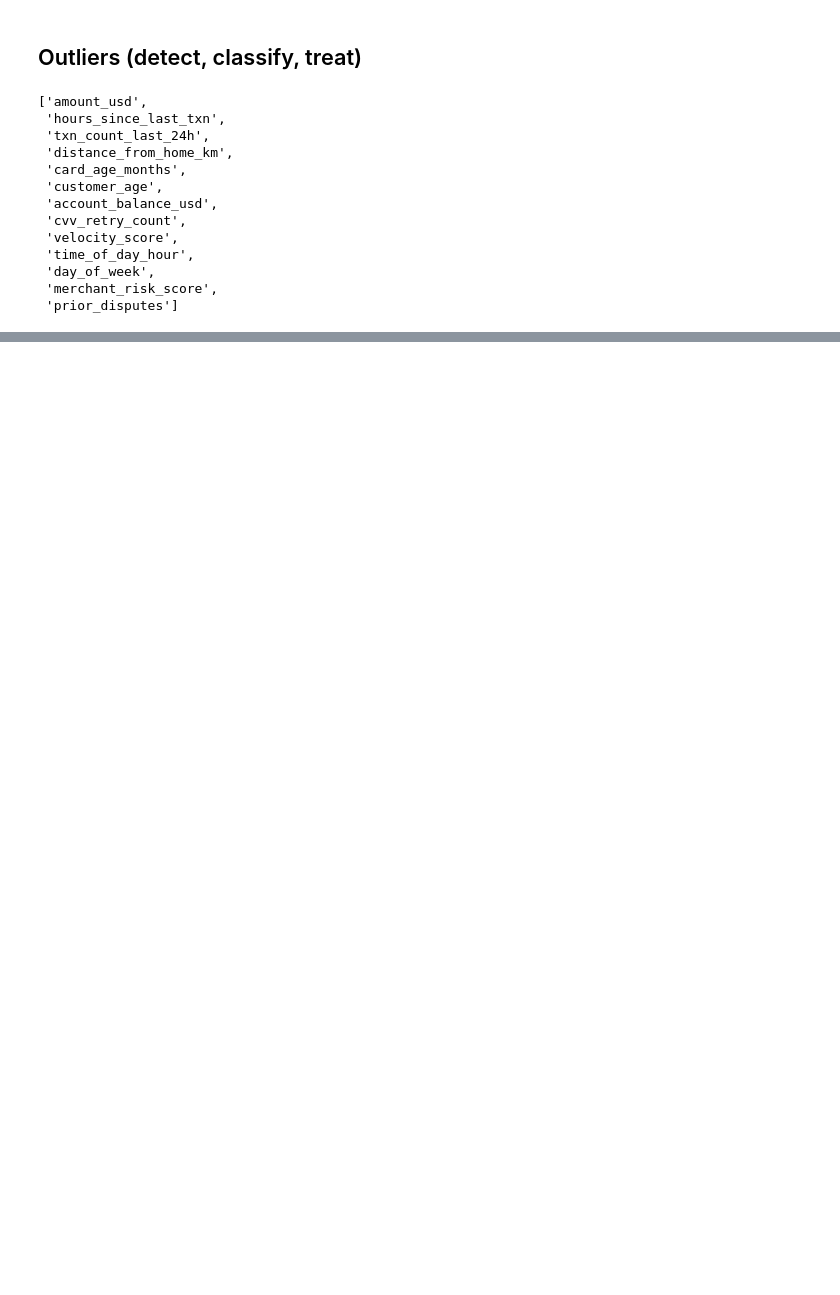
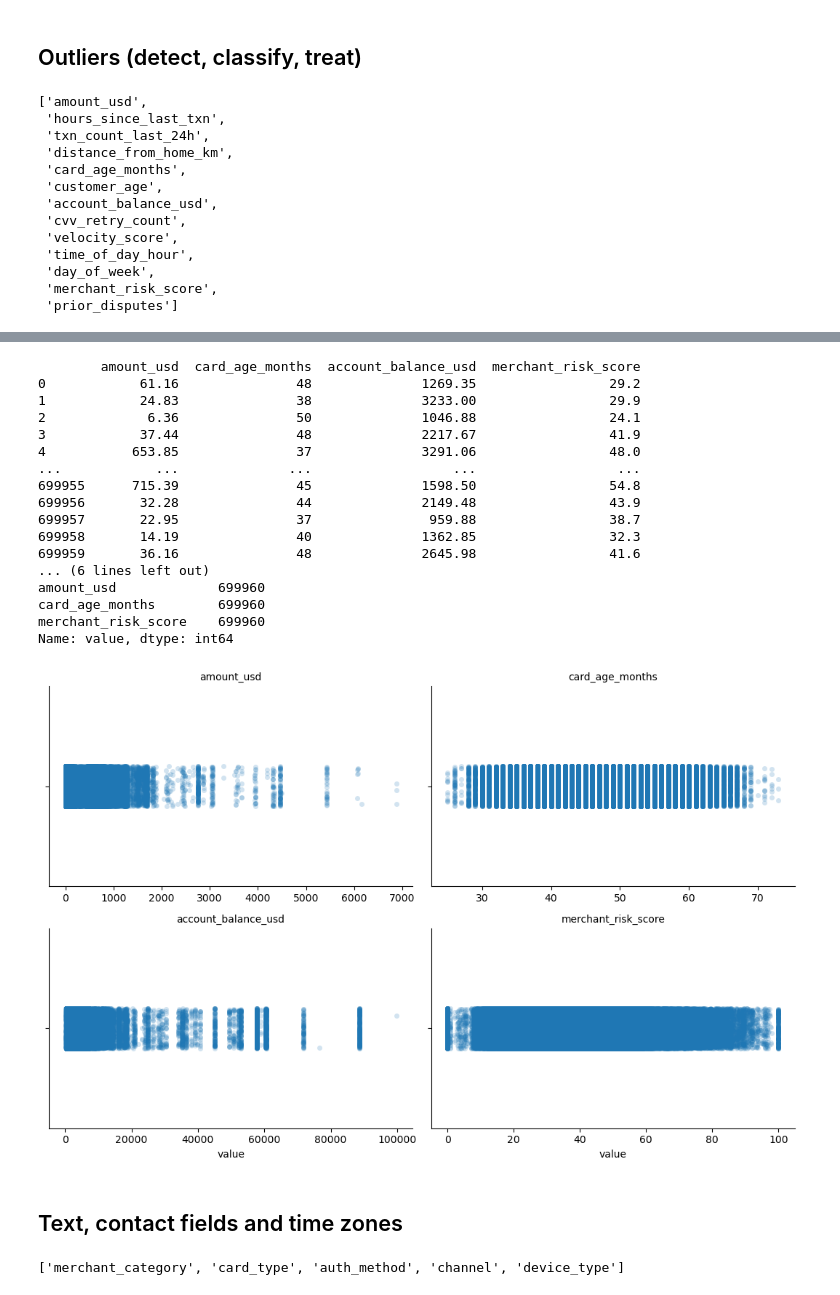
Before and after one commit to ShankTesla/Credit-Card-Fraud-Detection, a Jupyter notebook: notebooks/1.2.-data-cleaning.ipynb, the cells around one changed output, grey strips where cells are left out. Saved outputs shown, nothing was run; the diff lists cells and outputs as text; code cells hidden in the pictures; blank space fills up the shorter version.

```diff
--- a/notebooks/1.2.-data-cleaning.ipynb
+++ b/notebooks/1.2.-data-cleaning.ipynb
@@ -64,7 +83,7 @@ Name: count, dtype: int64
 # %% [markdown]
 ## Outliers (detect, classify, treat)
 # %%
-numerical_cols = [c for c in train_df.columns if train_df[c].dtype != "object" and train_df[c].dtype != "bool"]
+numerical_cols = [c for c in train_df.columns if train_df[c].dtype != "object" and train_df[c].dtype != "bool" and train_df[c].dtype != "str"]
 #remove id and is_fraud
 numerical_cols.remove("id")
 numerical_cols.remove("is_fraud")
@@ -95,12 +114,17 @@ def quantile_outlier(s):
 def mad_func(s):
     return (s-s.median()).abs().median()
 
-def rz(s):
+def rz(s, treshold=3.5):
     mad = mad_func(s)
-    return 0.6745*(s-s.median())/mad
+    if mad == 0:
+        # avoid division by zero error if >50% if values are identical
+        return pd.Series(False, index=s.index)
+    rz_scores =  0.6745*(s-s.median())/mad
+    #convert scores to True/False
+    return rz_scores.abs() > treshold
 
-quant_outlier = [quantile_outlier(train_df[s]) for s in numerical_cols]
-rz_outlier = [rz(train_df[s]) for s in numerical_cols]
+quant_outlier = [quantile_outlier(train_df[s]).any() for s in numerical_cols]
+rz_outlier = [rz(train_df[s]).any() for s in numerical_cols]
 outlier = pd.DataFrame({
     "column_name": numerical_cols,
     "quantile_outlier": quant_outlier,
@@ -123,0 +210,46 @@ Name: amount_usd, Length: 699960, dtype: float64
+# %%
+mask_1 = outlier["quantile_outlier"] == True # mask_1 shows columns which according to quantile_outlier has outliers
+mask_2 = [c for c in train_df[numerical_cols].columns if train_df[c].value_counts().reset_index().iloc[0,0]>5] # columns which have value_counts more than 5 to avoid categorical
+displot_df = outlier.loc[outlier["column_name"].isin(mask_2)][outlier["quantile_outlier"]==True]["column_name"].values # columns which have value_counts more than 5 and true according to quantile
+# %%
+print(train_df[displot_df])
+
+# displot
+num_melted = train_df[displot_df].melt(value_vars=displot_df, var_name="feature", value_name="value")
+print("Melted shape:", num_melted.shape)
+print("Non-null counts per feature:\n", num_melted.groupby('feature')['value'].count())
+
+g = sns.catplot(
+    data=num_melted,
+    x='value',
+    col='feature',
+    col_wrap=2,
+    kind='strip',        # Best for large data + seeing tail behavior & outliers
+    sharex=False,        # Crucial so each metric keeps its own scale
+    height=3.5,
+    aspect=1.5,
+    jitter = True,
+    alpha=0.2
+)
+g.set_titles("{col_name}")
+plt.tight_layout()
+plt.show()
+# %% [output]
+        amount_usd  card_age_months  account_balance_usd  merchant_risk_score
+0            61.16               48              1269.35                 29.2
+1            24.83               38              3233.00                 29.9
+2             6.36               50              1046.88                 24.1
+3            37.44               48              2217.67                 41.9
+4           653.85               37              3291.06                 48.0
+...            ...              ...                  ...                  ...
+699955      715.39               45              1598.50                 54.8
+699956       32.28               44              2149.48                 43.9
+699957       22.95               37               959.88                 38.7
+699958       14.19               40              1362.85                 32.3
+699959       36.16               48              2645.98                 41.6
+... (6 lines left out)
+amount_usd             699960
+card_age_months        699960
+merchant_risk_score    699960
+Name: value, dtype: int64
+[figure, added]
@@ -123,0 +269,8 @@ Name: amount_usd, Length: 699960, dtype: float64
+# %% [markdown]
+## Text, contact fields and time zones
+# %%
+# get text columns
+text_cols = [c for c in train_df.columns if train_df[c].dtype == "object" or train_df[c].dtype == "str"]
+text_cols
+# %% [output]
+['merchant_category', 'card_type', 'auth_method', 'channel', 'device_type']
```
Also changed, not shown: parts of 11 cells of this notebook.
